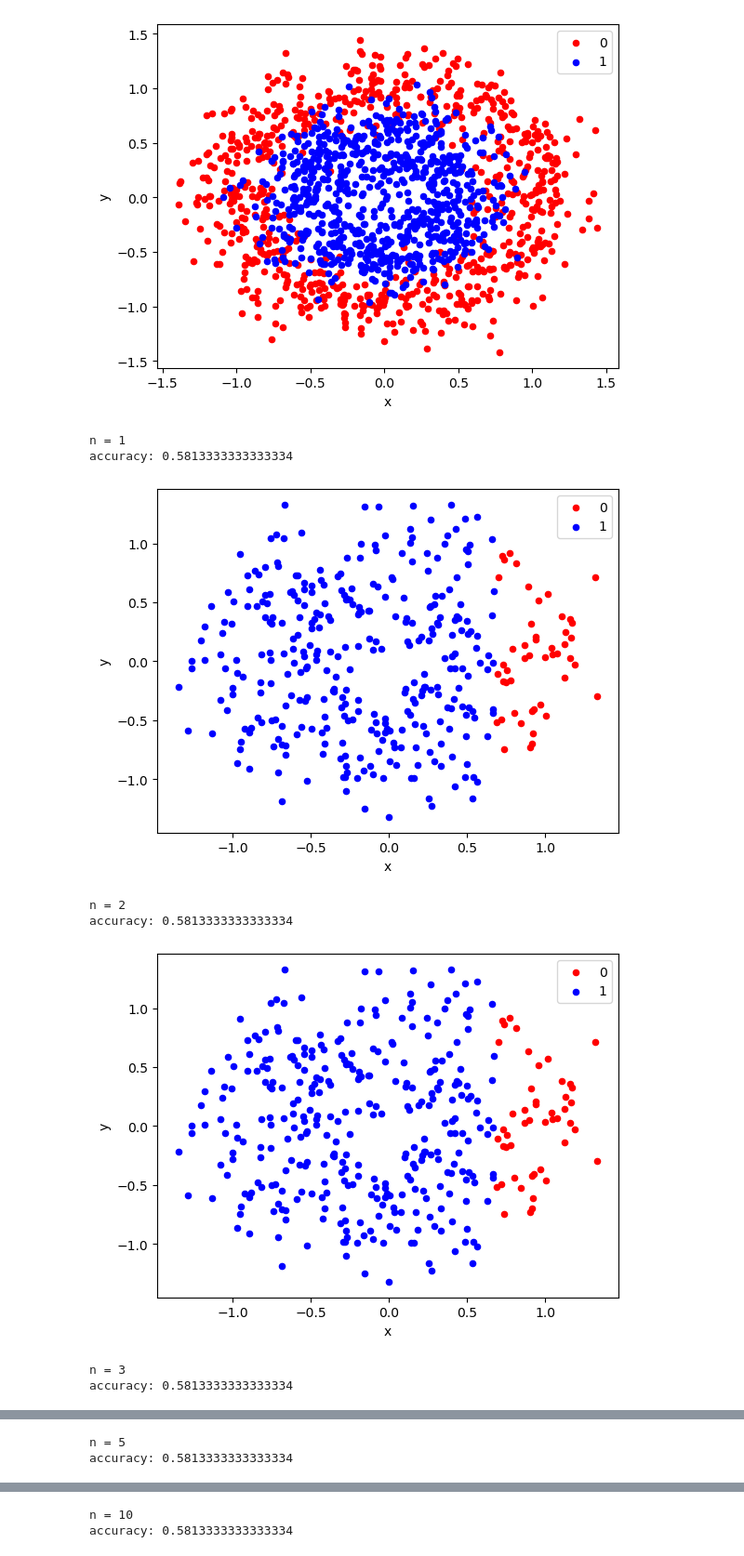
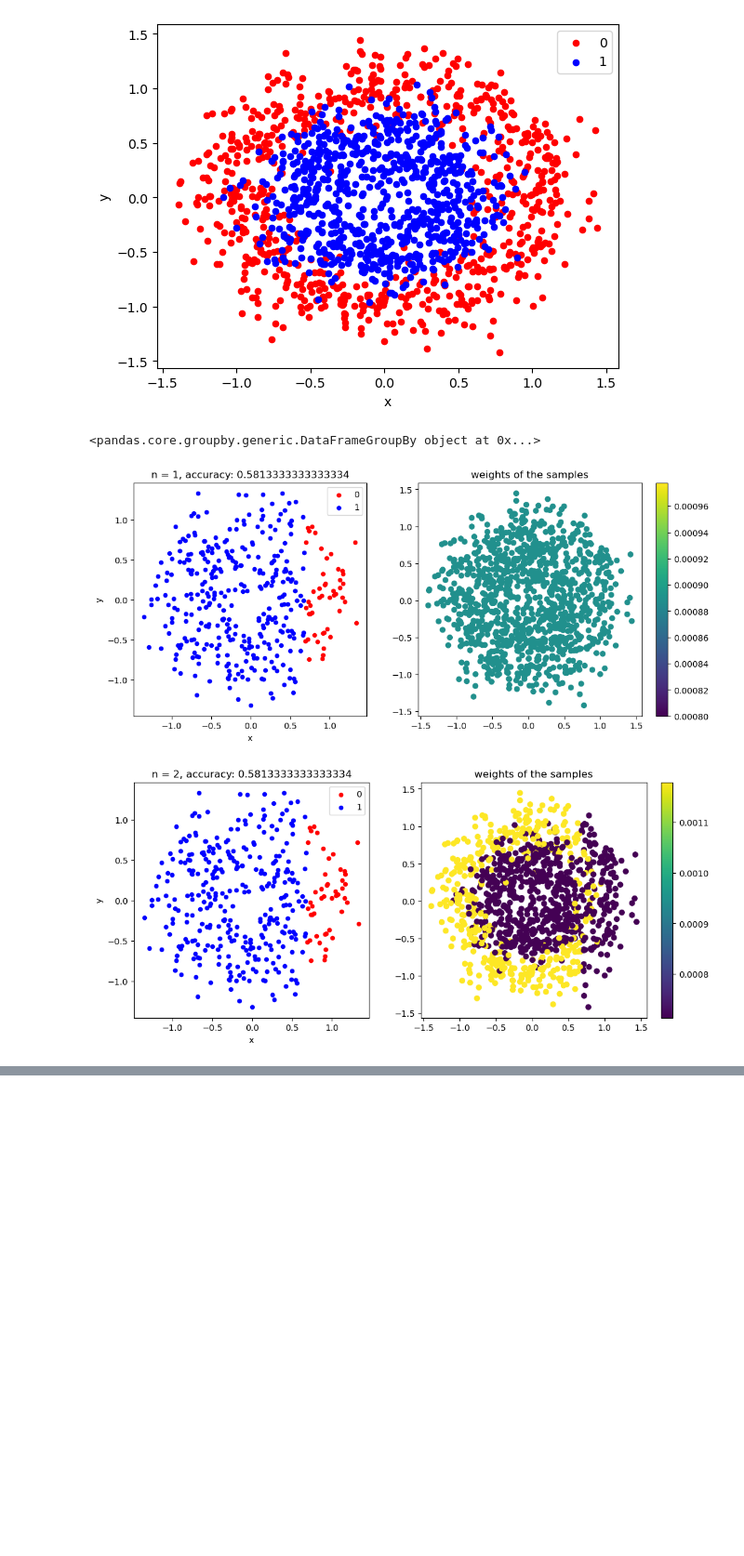
Before and after one commit to JaneAmi/YData_ML, a Jupyter notebook: HW5_Ensemble/SL_HW7_Ensemble.ipynb, the cells around one changed output, grey strips where cells are left out. Shown at 93% size. Saved outputs shown, nothing was run; the diff lists cells and outputs as text; code cells hidden in the pictures; blank space fills up the shorter version.

Commit message:
plots

```diff
--- a/HW5_Ensemble/SL_HW7_Ensemble.ipynb
+++ b/HW5_Ensemble/SL_HW7_Ensemble.ipynb
@@ -193,29 +193,34 @@ class AdaBooster():
         self.alphas = []
 
     def fit(self, X, y):
-        y_f = np.array([x if x !=0 else -1 for x in y ])
+        y_f = y.copy()
+        y_f[y_f==0] = -1
         for i in range(self.n_learners):
 
             if i == 0: # equal weights for each entry
                 w = np.ones(len(y_f)) * 1/(len(y_f))
 
             else: # update weights and normalize
-                a_sign = [x if x>0 else -1 for x in np.equal(y_pred, y_f).astype('int')]
+                a_sign = [x if x>0 else -1 for x in np.not_equal(y_pred, y_f).astype('int')]
                 w = w * np.exp(alpha * np.array(a_sign))
+                # w = w * np.exp(alpha * y_f *  y_pred)
                 w = w / np.sum(w)
 
-                # create new sample set - the next 3 rows could be commented and the next stump
-                new_indices = np.random.choice(np.arange(len(X)), size=len(X), p=w)
-                X = X[new_indices]
-                y_f = y_f[new_indices]
+                # create new sample set - the next 3 rows could be commented and
+                # the next stump could be created by sklearn DesisionTreeClassifier with the sample weight parameter
+                # new_indices = np.random.choice(np.arange(len(X)), size=len(X), p=w)
+                # X = X[new_indices]
+                # y_f = y_f[new_indices]
 
-
+            self.w = w
             tm = DecisionTreeClassifier(max_depth=1)
-            tm.fit(X, y_f) #, sample_weight=w)
+            tm.fit(X, y_f,sample_weight=w)
             y_pred = tm.predict(X)
             self.models.append(tm)
 
             err = self._total_err(w, y_f, y_pred)
+            if err > 0.5:
+                y_pred = y_pred * (-1)
             alpha = self._alpha(err)
 
             self.alphas.append(alpha)
@@ -232,35 +237,43 @@ class AdaBooster():
             predictions += m.predict(X) * a
         res = np.vectorize(lambda x: 1 if x > 0 else 0)
         return res(predictions)
+# %%
+grouped
+# %% [output]
+<pandas.core.groupby.generic.DataFrameGroupBy object at 0x...>
 # %%
 from sklearn.metrics import accuracy_score
 from sklearn.model_selection import train_test_split
 
 # 2.2.2. Split the sample set into train and test sets.
 X_train, X_test, y_train, y_test = train_test_split(X, y, random_state=29)
 
 # 2.2.3 Plot the final decision plane of your classifier for $n\in \{1, 2, 3, 5, 10, 50\}$,
 # and visualize the final iteration weights of the samples in those plots.
 for n in [1, 2, 3, 5, 10, 50]:
-    print('n =', n)
     tm = AdaBooster(n)
     tm.fit(X_train, y_train)
     y_pred = tm.predict(X_test)
-    print('accuracy:', accuracy_score(y_test, y_pred))
+    # print('accuracy:', accuracy_score(y_test, y_pred))
     # scatter plot, dots colored by class value
     df = DataFrame(dict(x=X_test[:,0], y=X_test[:,1], label=y_pred))
     colors = {0:'red', 1:'blue'}
-    fig, ax = pyplot.subplots()
+    # fig, ax = pyplot.subplots()
+
+    fig, axs = plt.subplots(1, 2, figsize=(12, 5), gridspec_kw={'width_ratios': [1, 1.2]})
+
+
+    ax = axs[0]
     grouped = df.groupby('label')
     for key, group in grouped:
         group.plot(ax=ax, kind='scatter', x='x', y='y', label=key, color=colors[key])
+    ax.set_title(f'n = {n}, accuracy: {accuracy_score(y_test, y_pred)}')
+
+    ax = axs[1]
+    sc = plt.scatter(x=X_train[:,0], y=X_train[:,1], c=tm.w)
+    plt.title('weights of the samples')
+    plt.colorbar(sc, ax=ax)
     pyplot.show()
 # %% [output]
-n = 1
-accuracy: 0.5813333333333334
-[figure, old version]
+[figure, new version]
-n = 2
-accuracy: 0.5813333333333334
-[figure, old version]
+[figure, new version]
-n = 3
-accuracy: 0.5813333333333334
@@ -268,2 +280,0 @@ accuracy: 0.5813333333333334
-n = 5
-accuracy: 0.5813333333333334
@@ -271,2 +281,0 @@ accuracy: 0.5813333333333334
-n = 10
-accuracy: 0.5813333333333334
```
Also changed, not shown: parts of 1 cell of this notebook.
